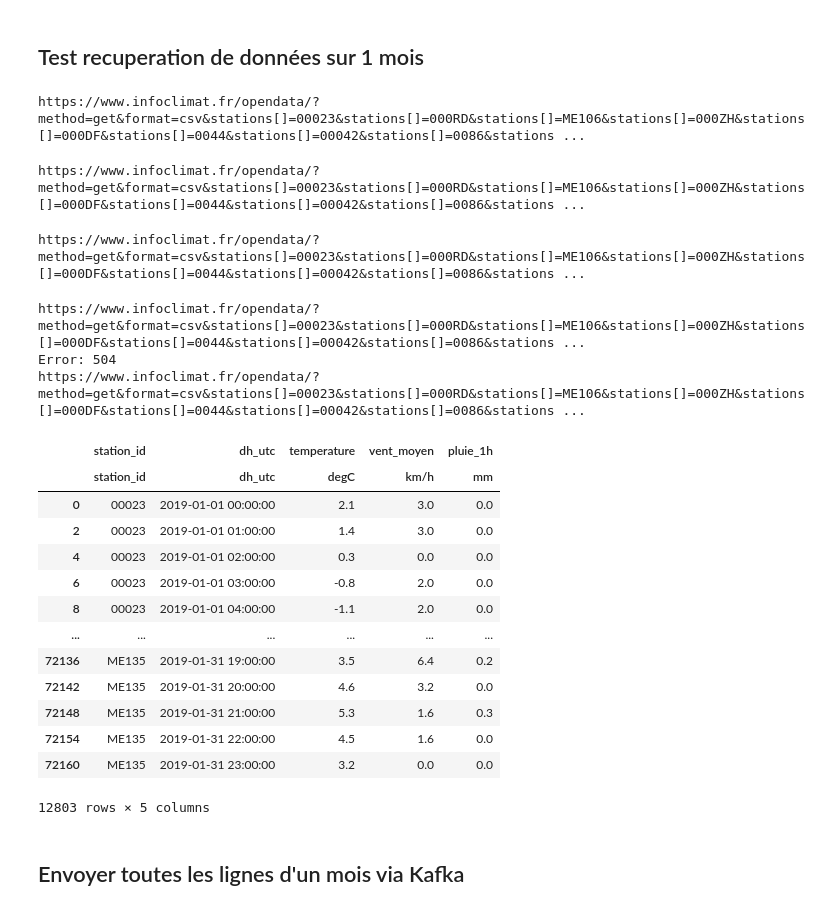
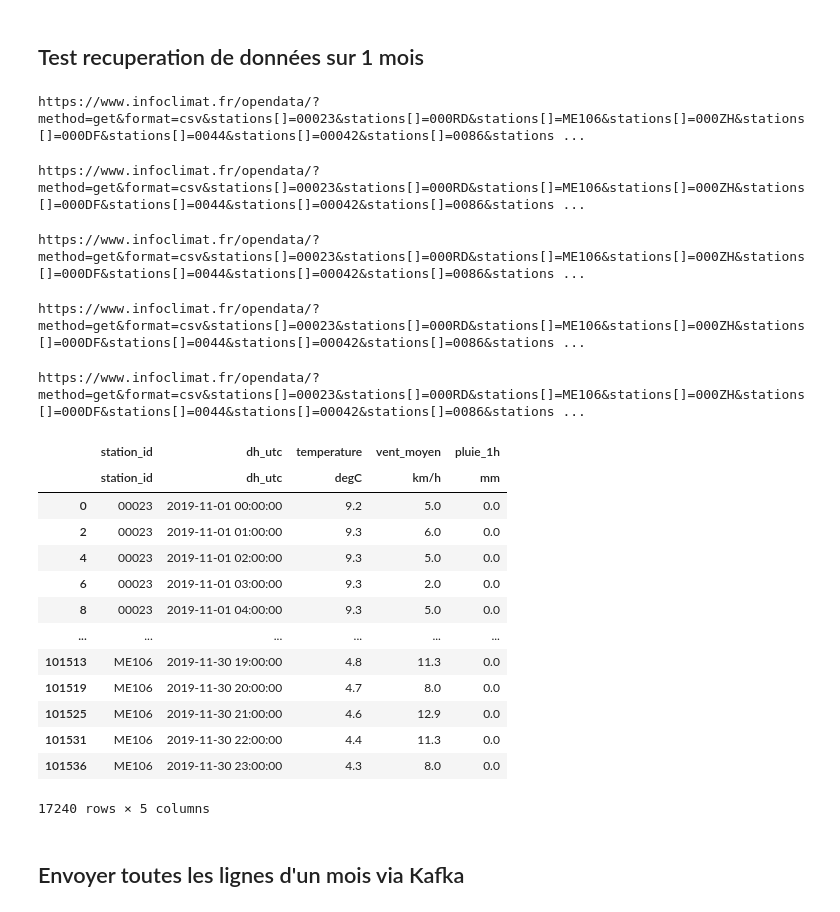
Before and after one commit to ymerenos/ProjetBigDataM2-2024, a Jupyter notebook: BigData.ipynb, the cells around one changed output. Cells and saved outputs as stored; diff of their text form; code cells hidden in the pictures.

```diff
--- a/BigData.ipynb
+++ b/BigData.ipynb
@@ -253,31 +253,30 @@ def get_data_for_month(year, month, token, stations):
 # %%
 # Example usage:
 year = 2019
-month = 1
+month = 11
 
 result_dataframe = get_data_for_month(year, month, api_token, stations)
 display(result_dataframe)
 # %% [output]
 https://www.infoclimat.fr/opendata/?method=get&format=csv&stations[]=00023&stations[]=000RD&stations[]=ME106&stations[]=000ZH&stations[]=000DF&stations[]=0044&stations[]=00042&stations[]=0086&stations ...
 https://www.infoclimat.fr/opendata/?method=get&format=csv&stations[]=00023&stations[]=000RD&stations[]=ME106&stations[]=000ZH&stations[]=000DF&stations[]=0044&stations[]=00042&stations[]=0086&stations ...
 https://www.infoclimat.fr/opendata/?method=get&format=csv&stations[]=00023&stations[]=000RD&stations[]=ME106&stations[]=000ZH&stations[]=000DF&stations[]=0044&stations[]=00042&stations[]=0086&stations ...
 https://www.infoclimat.fr/opendata/?method=get&format=csv&stations[]=00023&stations[]=000RD&stations[]=ME106&stations[]=000ZH&stations[]=000DF&stations[]=0044&stations[]=00042&stations[]=0086&stations ...
-Error: 504
-https://www.infoclimat.fr/opendata/?method=get&format=csv&stations[]=00023&stations[]=000RD&stations[]=ME106&stations[]=000ZH&stations[]=000DF&stations[]=0044&stations[]=00042&stations[]=0086&stations ...
+https://www.infoclimat.fr/opendata/?method=get&format=csv&stations[]=00023&stations[]=000RD&stations[]=ME106&stations[]=000ZH&stations[]=000DF&stations[]=0044&stations[]=00042&stations[]=0086&stations ...
 |  | station_id | dh_utc | temperature | vent_moyen | pluie_1h |
 |  | station_id | dh_utc | degC | km/h | mm |
-| 0 | 00023 | 2019-01-01 00:00:00 | 2.1 | 3.0 | 0.0 |
-| 2 | 00023 | 2019-01-01 01:00:00 | 1.4 | 3.0 | 0.0 |
-| 4 | 00023 | 2019-01-01 02:00:00 | 0.3 | 0.0 | 0.0 |
-| 6 | 00023 | 2019-01-01 03:00:00 | -0.8 | 2.0 | 0.0 |
-| 8 | 00023 | 2019-01-01 04:00:00 | -1.1 | 2.0 | 0.0 |
+| 0 | 00023 | 2019-11-01 00:00:00 | 9.2 | 5.0 | 0.0 |
+| 2 | 00023 | 2019-11-01 01:00:00 | 9.3 | 6.0 | 0.0 |
+| 4 | 00023 | 2019-11-01 02:00:00 | 9.3 | 5.0 | 0.0 |
+| 6 | 00023 | 2019-11-01 03:00:00 | 9.3 | 2.0 | 0.0 |
+| 8 | 00023 | 2019-11-01 04:00:00 | 9.3 | 5.0 | 0.0 |
 | ... | ... | ... | ... | ... | ... |
-| 72136 | ME135 | 2019-01-31 19:00:00 | 3.5 | 6.4 | 0.2 |
-| 72142 | ME135 | 2019-01-31 20:00:00 | 4.6 | 3.2 | 0.0 |
-| 72148 | ME135 | 2019-01-31 21:00:00 | 5.3 | 1.6 | 0.3 |
-| 72154 | ME135 | 2019-01-31 22:00:00 | 4.5 | 1.6 | 0.0 |
-| 72160 | ME135 | 2019-01-31 23:00:00 | 3.2 | 0.0 | 0.0 |
+| 101513 | ME106 | 2019-11-30 19:00:00 | 4.8 | 11.3 | 0.0 |
+| 101519 | ME106 | 2019-11-30 20:00:00 | 4.7 | 8.0 | 0.0 |
+| 101525 | ME106 | 2019-11-30 21:00:00 | 4.6 | 12.9 | 0.0 |
+| 101531 | ME106 | 2019-11-30 22:00:00 | 4.4 | 11.3 | 0.0 |
+| 101536 | ME106 | 2019-11-30 23:00:00 | 4.3 | 8.0 | 0.0 |
-12803 rows × 5 columns
+17240 rows × 5 columns
 # %%
 # Assuming result_dataframe is your DataFrame
 #result_dataframe.to_csv('output_file.csv', index=False, encoding='utf-8-sig', sep=',')
```
Also changed, not shown: parts of 1 cell of this notebook, 1 other file.
